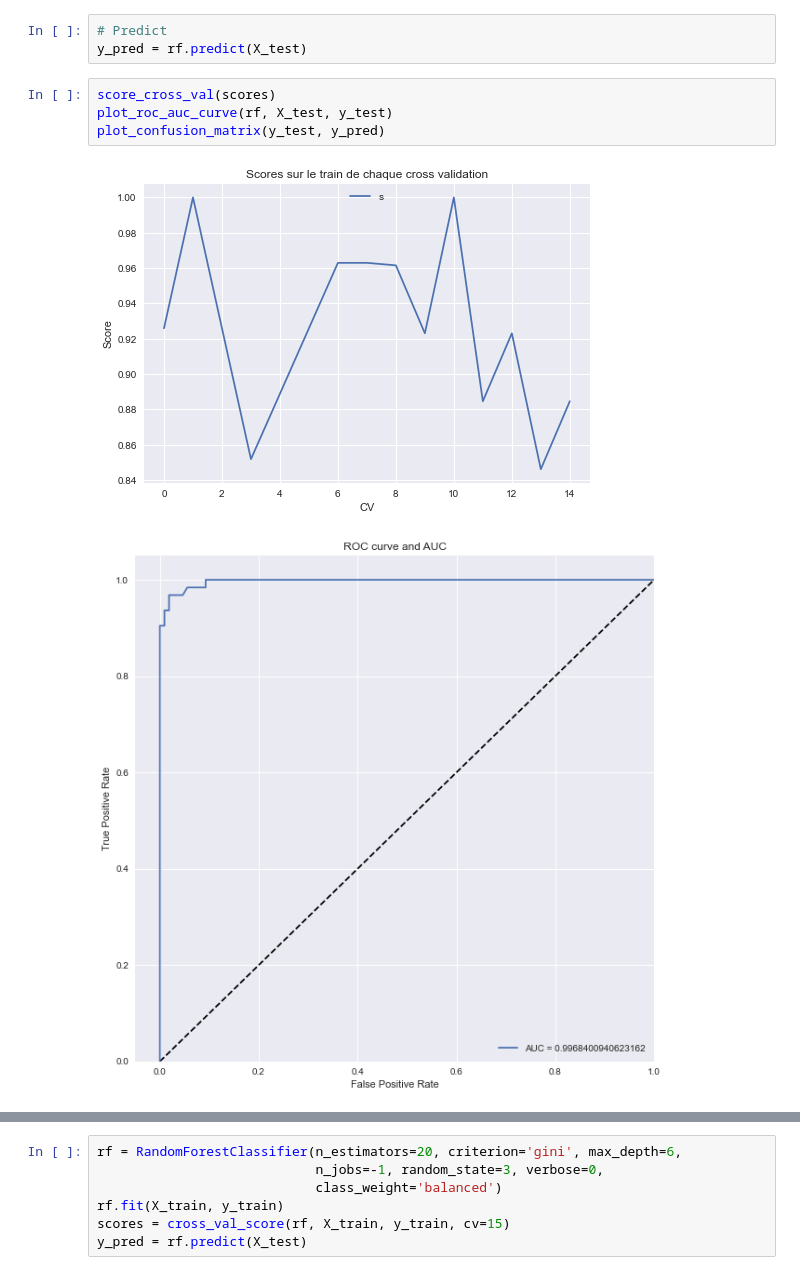
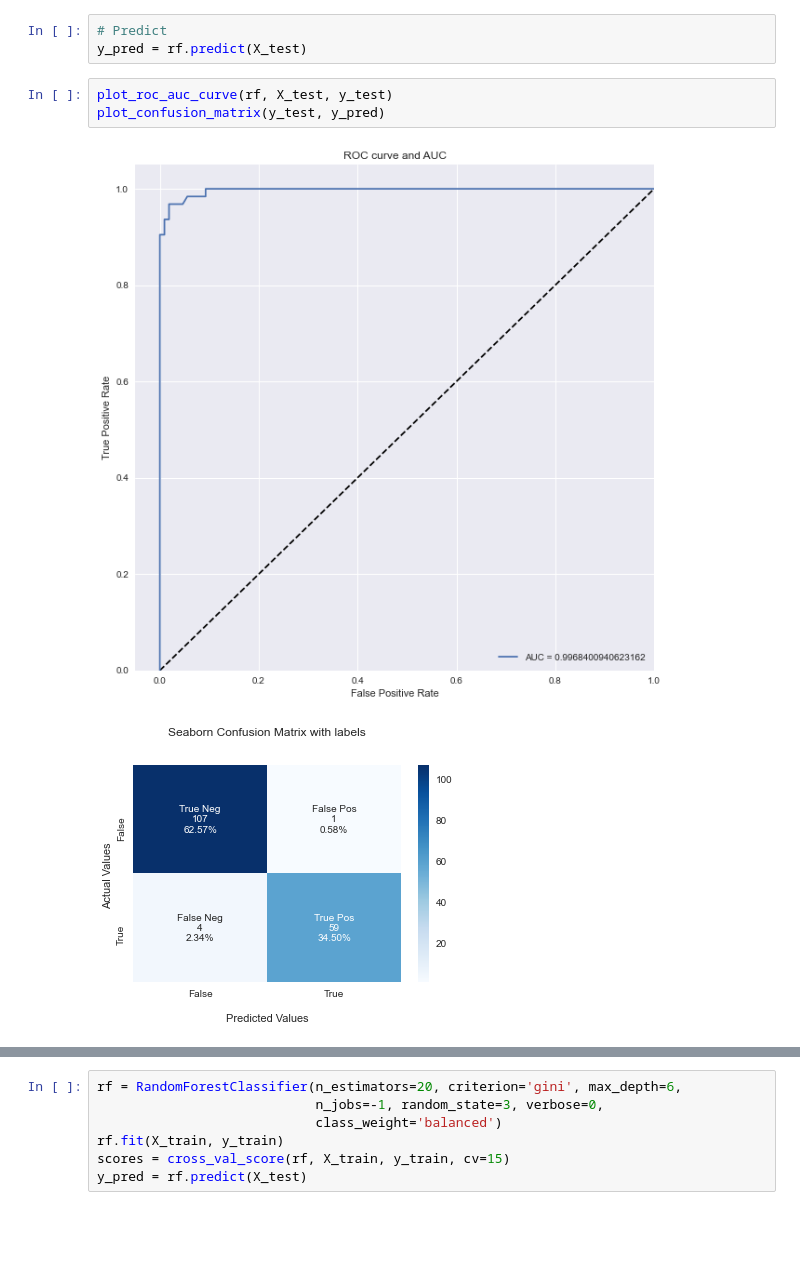
Before and after one commit to robinmasliah/kaggles, a Jupyter notebook: Cancer/Detect Cancer.ipynb, the cells around one changed output, grey strips where cells are left out. Saved outputs shown, nothing was run; the diff lists cells and outputs as text; blank space fills up the shorter version.

```diff
--- a/Cancer/Detect Cancer.ipynb
+++ b/Cancer/Detect Cancer.ipynb
@@ -367,9 +372,8 @@ plt.show()
 # Predict
 y_pred = rf.predict(X_test)
 # %%
-score_cross_val(scores)
 plot_roc_auc_curve(rf, X_test, y_test)
 plot_confusion_matrix(y_test, y_pred)
 # %% [output]
-[figure, old version]
+[figure, new version]
-[figure, old version]
+[figure, new version]
```
Also changed, not shown: parts of 17 cells of this notebook.
